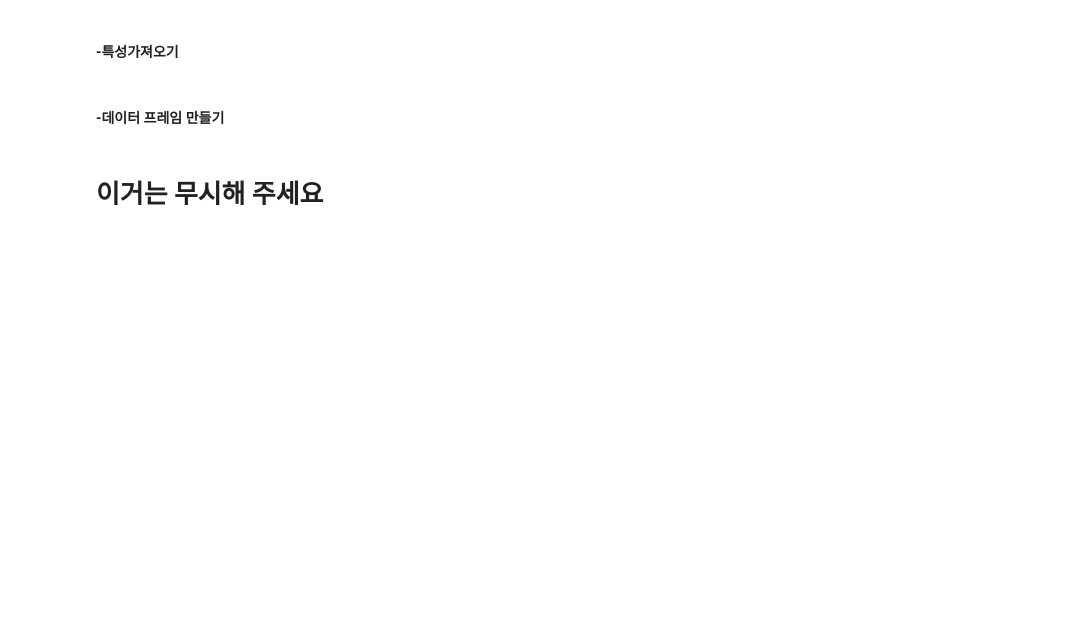
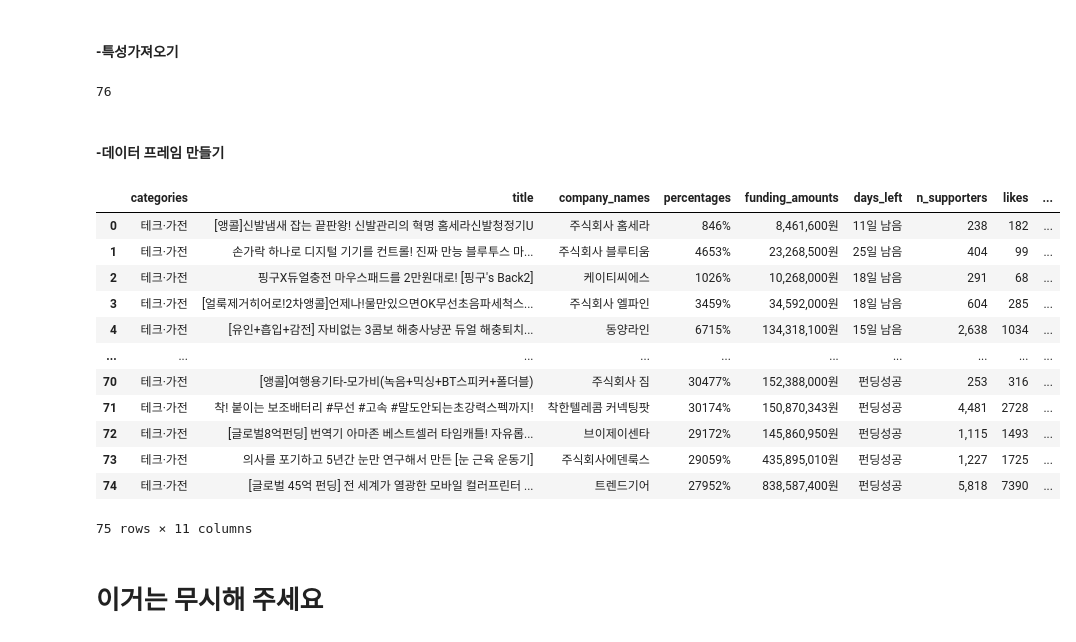
Before and after one commit to ckim415/OOOA, a Jupyter notebook: crawling_final.ipynb, the cells around one changed output. Drawn from its saved outputs; the diff is of its cells as text; code cells hidden in the pictures; blank space fills up the shorter version.

```diff
--- a/crawling_final.ipynb
+++ b/crawling_final.ipynb
@@ -129,16 +114,17 @@ n_supporters, likes = [],[]
 durations, target_amounts = [],[]
 descriptions = []
 visited = []
+error
 
 while link_list:
     try:
-
         #리스트에서 맨 앞에 요소 빼오기
-        url = list_link.pop(0)
-        #방문한 리스트 저장
+        url = link_list.pop(0)
+        #방문한 링크 리스트 저장
         visited.append(url)
-
-        soup = bs(requests.get(url).text, 'html.parser')
+        webdriver.get(url)
+        soup = bs(webdriver.page_source, 'html.parser')
+        time.sleep(0.3*random.randint(2,4))
 
         #titles, categories
         category = soup.find('p',class_ = 'title-info').text
@@ -177,4 +163,8 @@ while link_list:
         descriptions.append(description.text.split('\n')[1].strip())
 
     except:
-        break
+        continue
+# %%
+len(visited)
+# %% [output]
+76
@@ -196,6 +188,22 @@ df['likes'] = likes
 df['descriptions'] = descriptions
 df['durations'] = durations
 df['target_amounts'] = target_amounts
+# %%
+df
+# %% [output]
+|  | categories | title | company_names | percentages | funding_amounts | days_left | n_supporters | likes | ... |
+| 0 | 테크·가전 | [앵콜]신발냄새 잡는 끝판왕! 신발관리의 혁명 홈세라신발청정기U | 주식회사 홈세라 | 846% | 8,461,600원 | 11일 남음 | 238 | 182 | ... |
+| 1 | 테크·가전 | 손가락 하나로 디지털 기기를 컨트롤! 진짜 만능 블루투스 마... | 주식회사 블루티움 | 4653% | 23,268,500원 | 25일 남음 | 404 | 99 | ... |
+| 2 | 테크·가전 | 핑구X듀얼충전 마우스패드를 2만원대로! [핑구's Back2] | 케이티씨에스 | 1026% | 10,268,000원 | 18일 남음 | 291 | 68 | ... |
+| 3 | 테크·가전 | [얼룩제거히어로!2차앵콜]언제나!물만있으면OK무선초음파세척스... | 주식회사 엘파인 | 3459% | 34,592,000원 | 18일 남음 | 604 | 285 | ... |
+| 4 | 테크·가전 | [유인+흡입+감전] 자비없는 3콤보 해충사냥꾼 듀얼 해충퇴치... | 동양라인 | 6715% | 134,318,100원 | 15일 남음 | 2,638 | 1034 | ... |
+| ... | ... | ... | ... | ... | ... | ... | ... | ... | ... |
+| 70 | 테크·가전 | [앵콜]여행용기타-모가비(녹음+믹싱+BT스피커+폴더블) | 주식회사 짐 | 30477% | 152,388,000원 | 펀딩성공 | 253 | 316 | ... |
+| 71 | 테크·가전 | 착! 붙이는 보조배터리 #무선 #고속 #말도안되는초강력스펙까지! | 착한텔레콤 커넥팅팟 | 30174% | 150,870,343원 | 펀딩성공 | 4,481 | 2728 | ... |
+| 72 | 테크·가전 | [글로벌8억펀딩] 번역기 아마존 베스트셀러 타임캐틀! 자유롭... | 브이제이센타 | 29172% | 145,860,950원 | 펀딩성공 | 1,115 | 1493 | ... |
+| 73 | 테크·가전 | 의사를 포기하고 5년간 눈만 연구해서 만든 [눈 근육 운동기] | 주식회사에덴룩스 | 29059% | 435,895,010원 | 펀딩성공 | 1,227 | 1725 | ... |
+| 74 | 테크·가전 | [글로벌 45억 펀딩] 전 세계가 열광한 모바일 컬러프린터 ... | 트렌드기어 | 27952% | 838,587,400원 | 펀딩성공 | 5,818 | 7390 | ... |
+75 rows × 11 columns
 # %%
 df.to_csv('#카테고리 이름으로 바꿔주세요')
 # %% [markdown]
```
Also changed, not shown: parts of 4 cells of this notebook.
